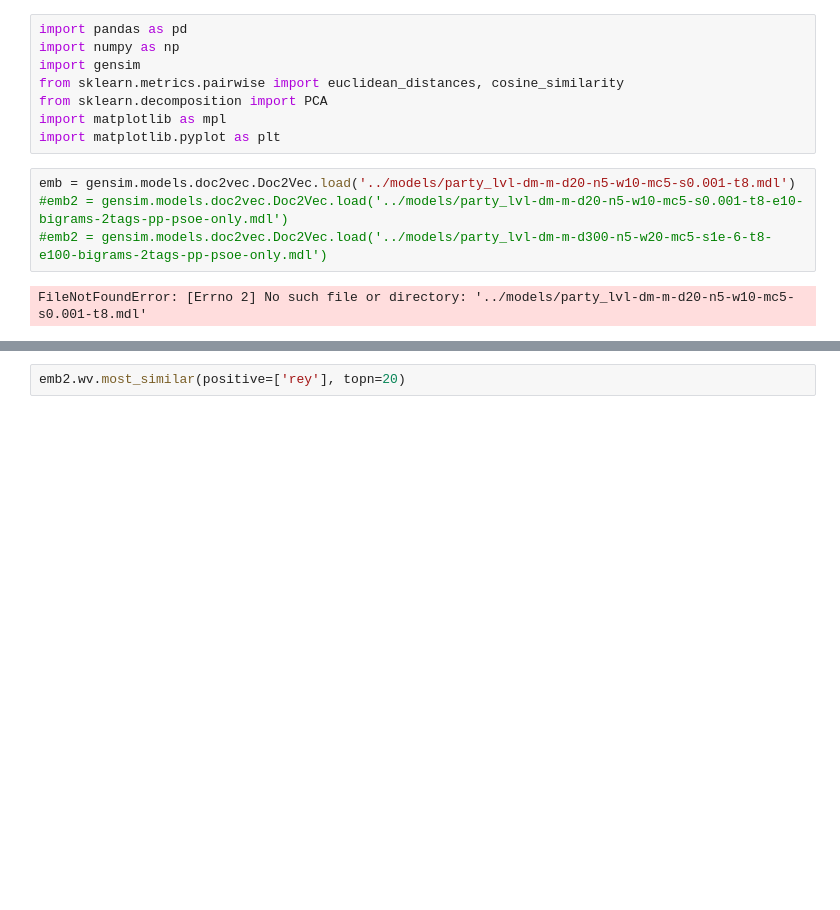
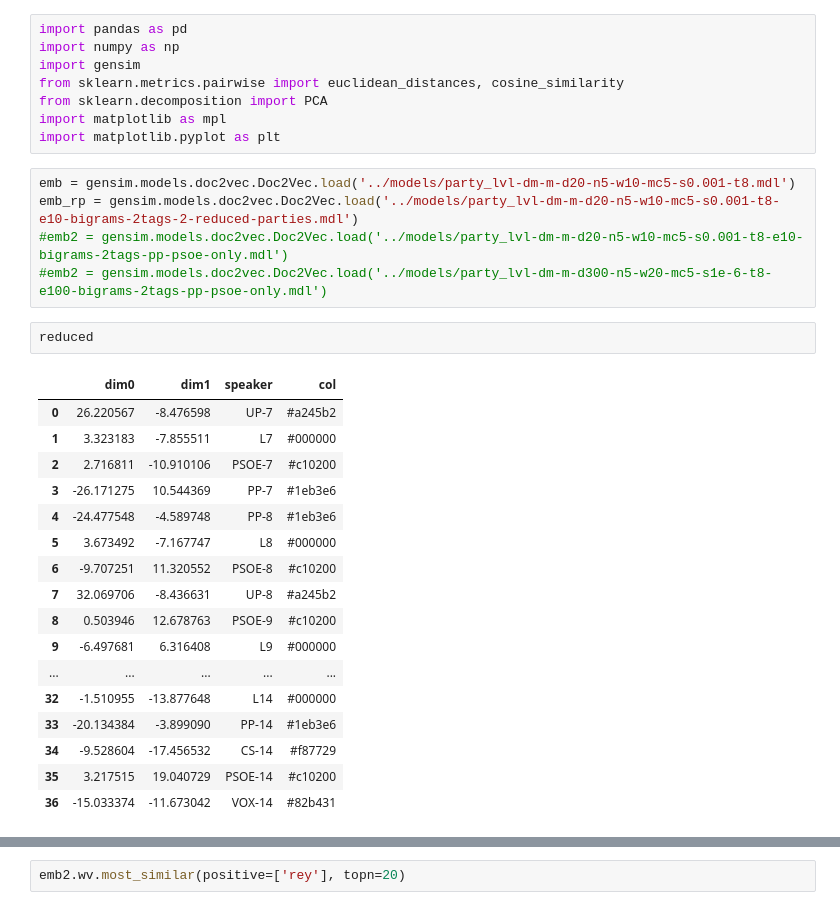
Before and after one commit to dibuja/polarisation-nlp, a Jupyter notebook: notebooks/interpreting.ipynb, the cells around one changed output, grey strips where cells are left out. Saved outputs shown, nothing was run; the diff lists cells and outputs as text; blank space fills up the shorter version.

```diff
--- a/notebooks/interpreting.ipynb
+++ b/notebooks/interpreting.ipynb
@@ -8,7 +8,26 @@ import matplotlib as mpl
 import matplotlib.pyplot as plt
 # %%
 emb = gensim.models.doc2vec.Doc2Vec.load('../models/party_lvl-dm-m-d20-n5-w10-mc5-s0.001-t8.mdl')
+emb_rp = gensim.models.doc2vec.Doc2Vec.load('../models/party_lvl-dm-m-d20-n5-w10-mc5-s0.001-t8-e10-bigrams-2tags-2-reduced-parties.mdl')
 #emb2 = gensim.models.doc2vec.Doc2Vec.load('../models/party_lvl-dm-m-d20-n5-w10-mc5-s0.001-t8-e10-bigrams-2tags-pp-psoe-only.mdl')
 #emb2 = gensim.models.doc2vec.Doc2Vec.load('../models/party_lvl-dm-m-d300-n5-w20-mc5-s1e-6-t8-e100-bigrams-2tags-pp-psoe-only.mdl')
-# %% [output]
-FileNotFoundError: [Errno 2] No such file or directory: '../models/party_lvl-dm-m-d20-n5-w10-mc5-s0.001-t8.mdl'
+# %%
+reduced
+# %% [output]
+|  | dim0 | dim1 | speaker | col |
+| 0 | 26.220567 | -8.476598 | UP-7 | #a245b2 |
+| 1 | 3.323183 | -7.855511 | L7 | #000000 |
+| 2 | 2.716811 | -10.910106 | PSOE-7 | #c10200 |
+| 3 | -26.171275 | 10.544369 | PP-7 | #1eb3e6 |
+| 4 | -24.477548 | -4.589748 | PP-8 | #1eb3e6 |
+| 5 | 3.673492 | -7.167747 | L8 | #000000 |
+| 6 | -9.707251 | 11.320552 | PSOE-8 | #c10200 |
+| 7 | 32.069706 | -8.436631 | UP-8 | #a245b2 |
+| 8 | 0.503946 | 12.678763 | PSOE-9 | #c10200 |
+| 9 | -6.497681 | 6.316408 | L9 | #000000 |
+| ... | ... | ... | ... | ... |
+| 32 | -1.510955 | -13.877648 | L14 | #000000 |
+| 33 | -20.134384 | -3.899090 | PP-14 | #1eb3e6 |
+| 34 | -9.528604 | -17.456532 | CS-14 | #f87729 |
+| 35 | 3.217515 | 19.040729 | PSOE-14 | #c10200 |
+| 36 | -15.033374 | -11.673042 | VOX-14 | #82b431 |
```
Also changed, not shown: parts of 9 cells of this notebook.
